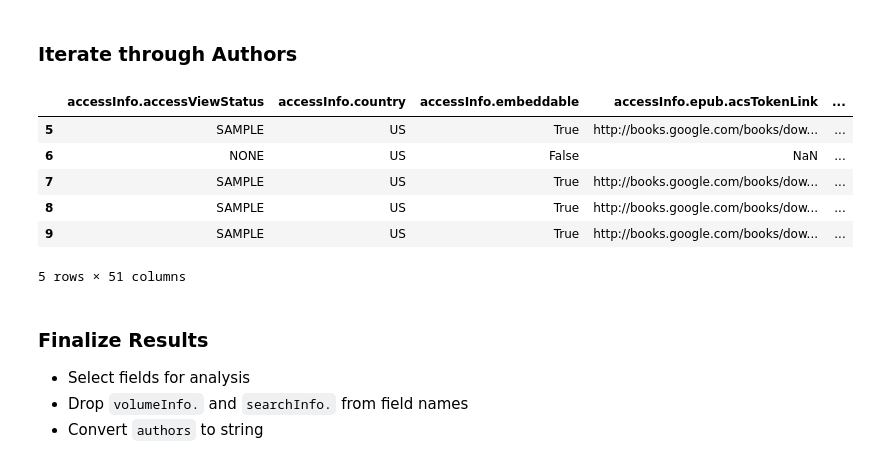
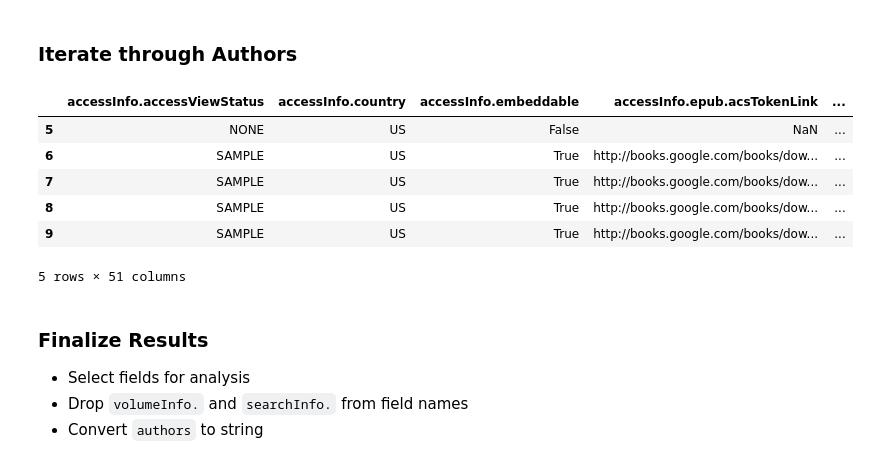
Before and after one commit to aliciatb/mybookq, a Jupyter notebook: notebooks/get_books_by_author.ipynb, the cells around one changed output. Saved outputs shown, nothing was run; the diff lists cells and outputs as text; code cells hidden in the pictures.

Commit message:
latest authors search

```diff
--- a/notebooks/get_books_by_author.ipynb
+++ b/notebooks/get_books_by_author.ipynb
@@ -22,8 +22,8 @@ authors = pd.read_csv(authors_file)
 
 ![Google Books](https://books.google.com/googlebooks/images/poweredby.png "Google Books")
 # %%
-def getGoogleBooks(author_first, author_last):
-    url = "https://www.googleapis.com/books/v1/volumes?q=inauthor:" + author_first + "+" + author_last + "&langRestrict=en&orderBy=relevance&printType=books&maxresults=40&prettyPrint=true&key=" + google_key
+def getGoogleBooks(author_first, author_last, order_by):
+    url = "https://www.googleapis.com/books/v1/volumes?q=inauthor:" + author_first + "+" + author_last + "&langRestrict=en&orderBy=" + order_by + "&printType=books&maxresults=40&prettyPrint=true&key=" + google_key
     req = requests.get(url)
     results = json.loads(req.text)
     df = json_normalize(results['items'])
@@ -33,17 +33,17 @@ def getGoogleBooks(author_first, author_last):
 # %%
 author_results = []
 author_list = []
 for row in authors.itertuples():
-    df_results = getGoogleBooks(row[1], row[2])
+    df_results = getGoogleBooks(row[1], row[2], "relevance")
     author_results.append(df_results)
     # keeping track of Author names to compare results against
     author_list.append(row[1] + ' ' + row[2])
 df = pd.concat(author_results)
 df.tail()
 # %% [output]
 |  | accessInfo.accessViewStatus | accessInfo.country | accessInfo.embeddable | accessInfo.epub.acsTokenLink | ... |
-| 5 | SAMPLE | US | True | http://books.google.com/books/dow... | ... |
-| 6 | NONE | US | False | NaN | ... |
+| 5 | NONE | US | False | NaN | ... |
+| 6 | SAMPLE | US | True | http://books.google.com/books/dow... | ... |
 | 7 | SAMPLE | US | True | http://books.google.com/books/dow... | ... |
 | 8 | SAMPLE | US | True | http://books.google.com/books/dow... | ... |
 | 9 | SAMPLE | US | True | http://books.google.com/books/dow... | ... |
```
Also changed, not shown: parts of 3 cells of this notebook, 3 other files.
